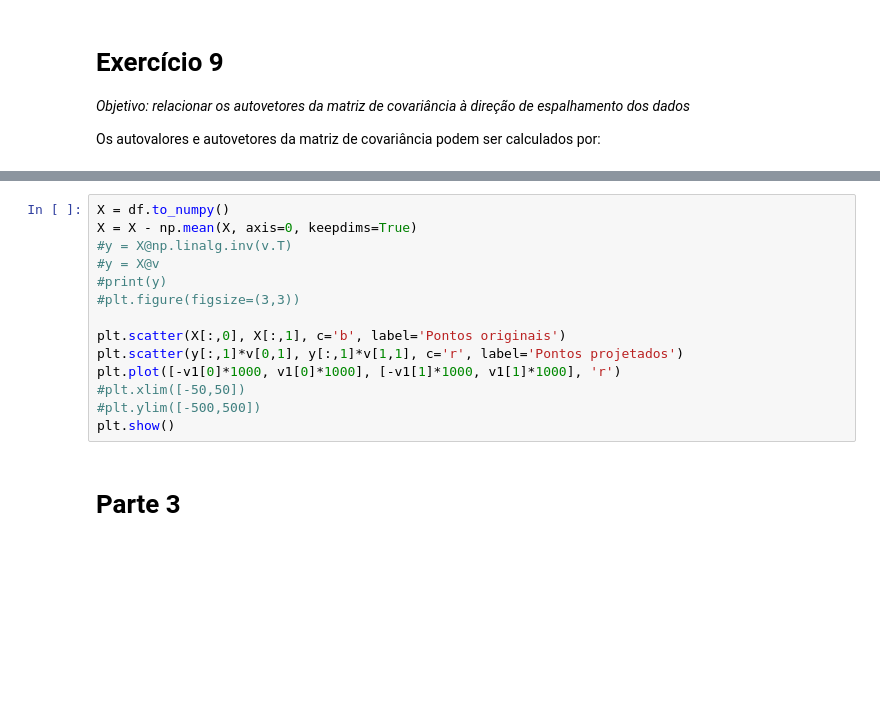
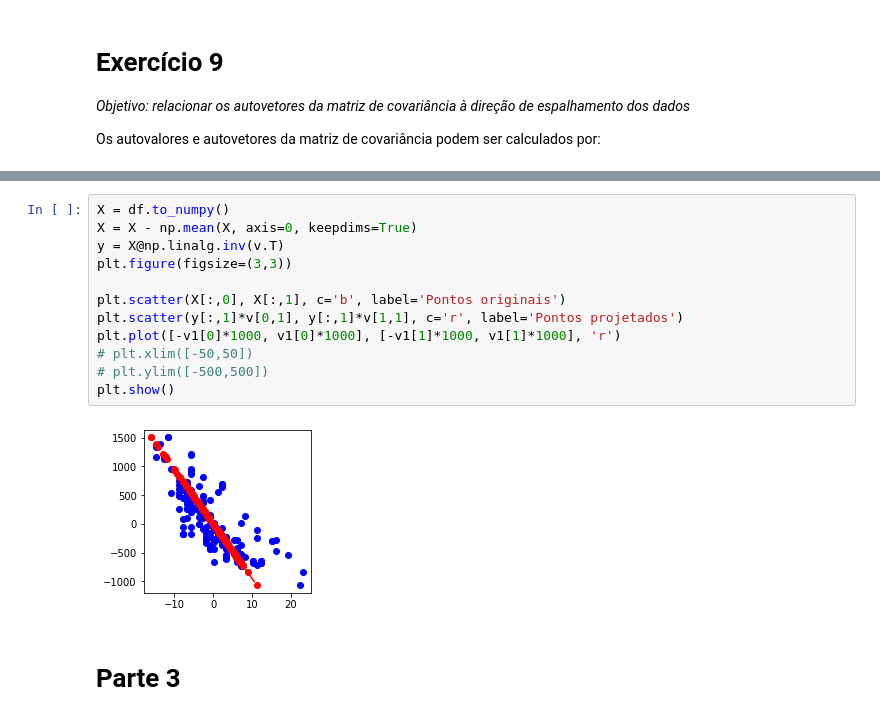
Before and after one commit to insper-classroom/alglin-alunos_EduardoVaz, a Jupyter notebook: 05-autovetores_e_autovalores.ipynb, the cells around one changed output, grey strips where cells are left out. Drawn from its saved outputs; the diff is of its cells as text; blank space fills up the shorter version.

```diff
--- a/05-autovetores_e_autovalores.ipynb
+++ b/05-autovetores_e_autovalores.ipynb
@@ -510,17 +564,17 @@ $$
 # %%
 X = df.to_numpy()
 X = X - np.mean(X, axis=0, keepdims=True)
-#y = X@np.linalg.inv(v.T)
-#y = X@v
-#print(y)
-#plt.figure(figsize=(3,3))
+y = X@np.linalg.inv(v.T)
+plt.figure(figsize=(3,3))
 
 plt.scatter(X[:,0], X[:,1], c='b', label='Pontos originais')
 plt.scatter(y[:,1]*v[0,1], y[:,1]*v[1,1], c='r', label='Pontos projetados')
 plt.plot([-v1[0]*1000, v1[0]*1000], [-v1[1]*1000, v1[1]*1000], 'r')
-#plt.xlim([-50,50])
-#plt.ylim([-500,500])
+# plt.xlim([-50,50])
+# plt.ylim([-500,500])
 plt.show()
+# %% [output]
+[figure, added]
 # %% [markdown]
 # Parte 3
 # %% [markdown]
```
Also changed, not shown: parts of 13 cells of this notebook, 1 other file.
